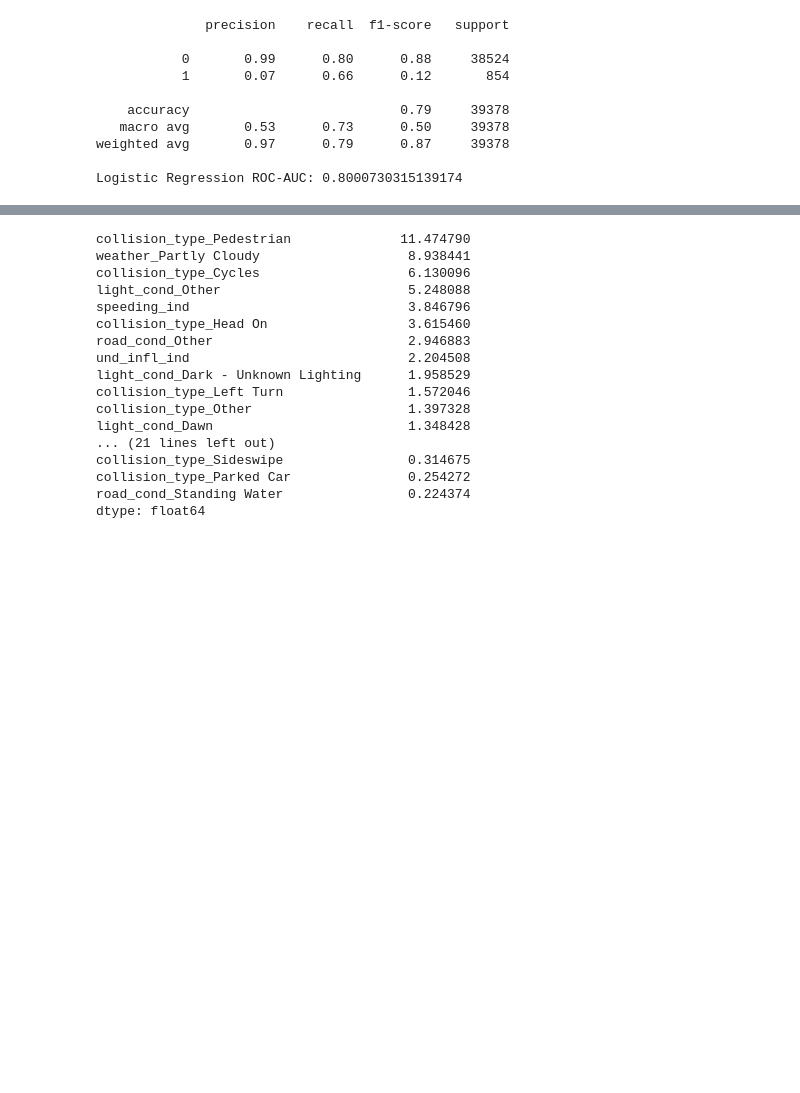
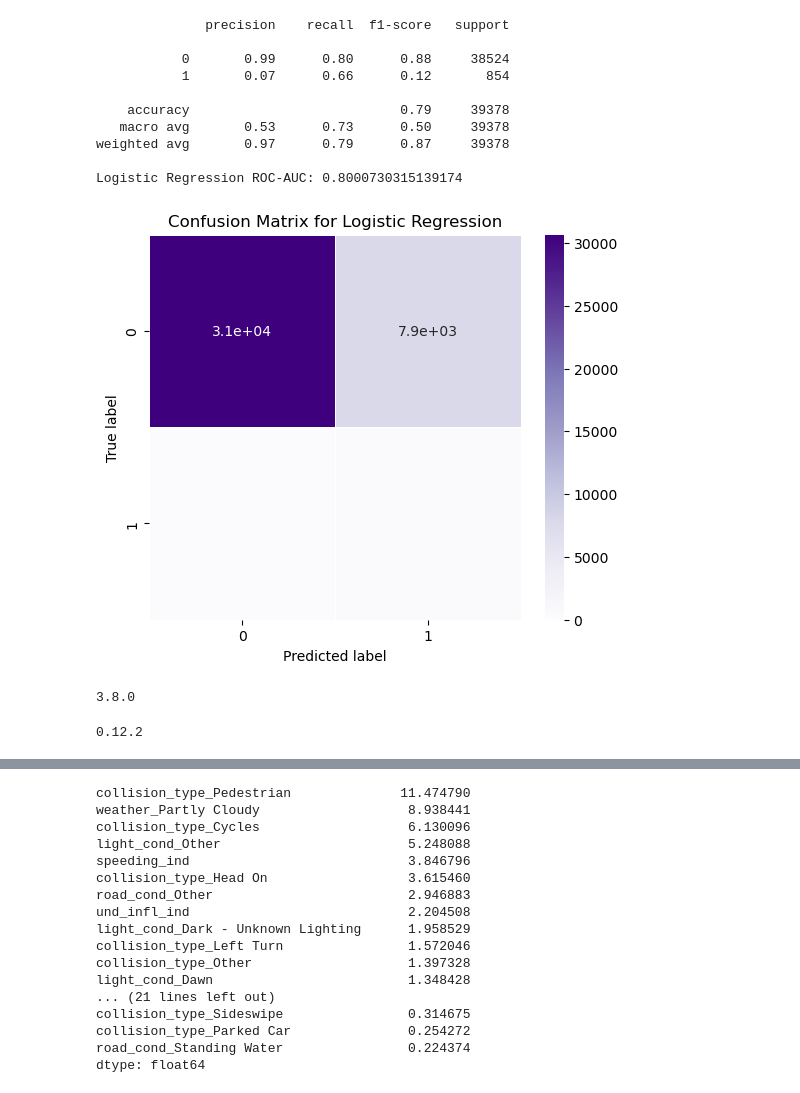
Before and after one commit to aminahmackeen/sdotcollisionproject, a Jupyter notebook: code/scp-analysis.ipynb, the cells around one changed output, grey strips where cells are left out. Drawn from its saved outputs; the diff is of its cells as text; code cells hidden in the pictures; blank space fills up the shorter version.

Commit message:
11/24 added ROC curves, editted formatting, currently debugging CM display

```diff
--- a/code/scp-analysis.ipynb
+++ b/code/scp-analysis.ipynb
@@ -691,0 +685,21 @@ Logistic Regression ROC-AUC: 0.8000730315139174
+# %%
+logr_cm = confusion_matrix(y_test, logr_y_pred)
+
+plt.figure(figsize=(6, 5))
+sns.heatmap(logr_cm, annot=True, cmap='Purples', vmin=0, vmax=logr_cm.max(), linewidths=.5, linecolor='white')
+plt.xlabel('Predicted label')
+plt.ylabel('True label')
+plt.title('Confusion Matrix for Logistic Regression')
+plt.show()
+# %% [output]
+[figure, added]
+# %%
+import matplotlib
+print(matplotlib.__version__)
+# %% [output]
+3.8.0
+# %%
+import seaborn
+print(seaborn.__version__)
+# %% [output]
+0.12.2
```
Also changed, not shown: parts of 27 cells of this notebook.
